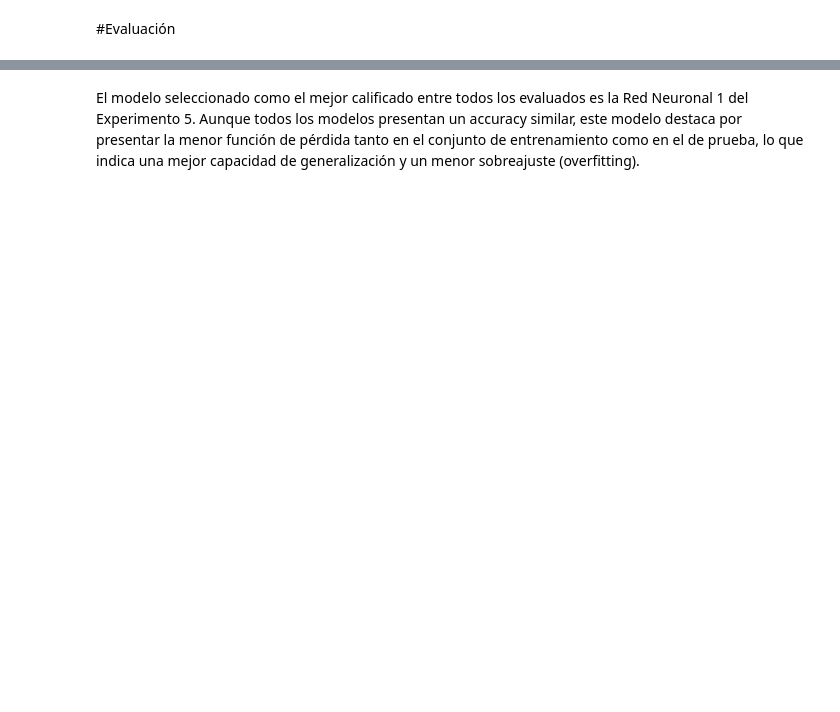
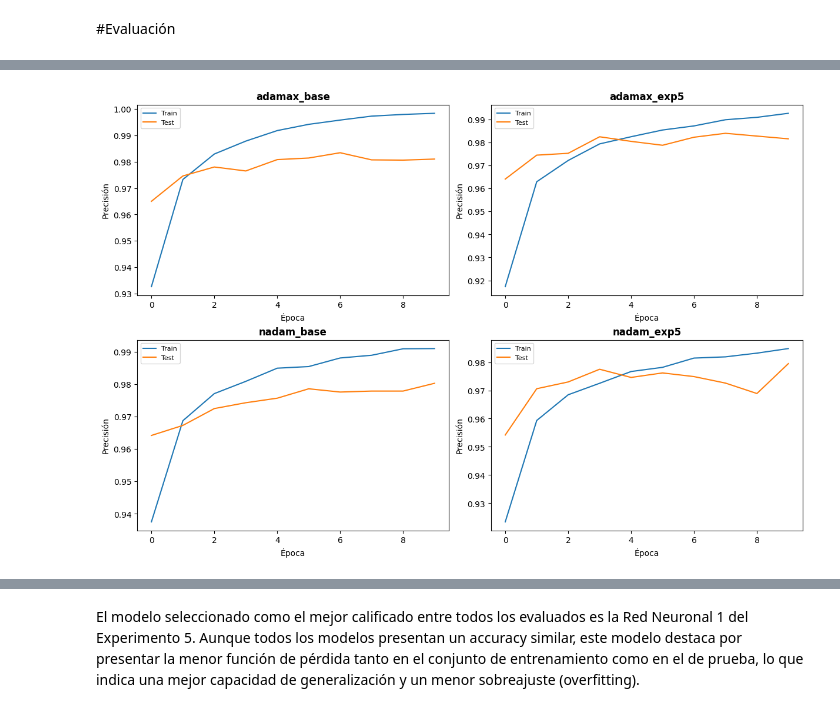
Before and after one commit to Sabers2610/Deep-Learning-E5, a Jupyter notebook: DLY0100_Entrega_1_Equipo5_Base.ipynb, the cells around one changed output, grey strips where cells are left out. Cells and saved outputs as stored; diff of their text form; code cells hidden in the pictures; blank space fills up the shorter version.

```diff
--- a/DLY0100_Entrega_1_Equipo5_Base.ipynb
+++ b/DLY0100_Entrega_1_Equipo5_Base.ipynb
@@ -896,0 +961,27 @@ En este ultimo experimento se tomo la decision de aplicar un apagado del 20% de
+# %%
+selected_indices = [0, 5, 6, 11]
+selected_models = [list(history.items())[i] for i in selected_indices]
+
+# Crear la figura 2x2
+fig, axes = plt.subplots(2, 2, figsize=(12, 8), constrained_layout=True)
+
+# Aplanar los ejes para iterar fácilmente
+axes = axes.flatten()
+
+# Graficar los 4 modelos seleccionados
+for i, (model_name, model_data) in enumerate(selected_models):
+    ax = axes[i]
+    ax.plot(model_data["result"].history['accuracy'], label="Train")
+    ax.plot(model_data["result"].history['val_accuracy'], label="Test")
+    ax.set_title(f'{model_name}', fontsize=12, fontweight="bold")
+    ax.set_xlabel('Época', fontsize=10)
+    ax.set_ylabel('Precisión', fontsize=10)
+    ax.legend(fontsize=8)
+
+# Ocultar ejes restantes si hubiera alguno
+for j in range(len(selected_models), 4):
+    axes[j].axis('off')
+
+plt.show()
+# %% [output]
+[figure, added]
```
Also changed, not shown: parts of 41 cells of this notebook.
